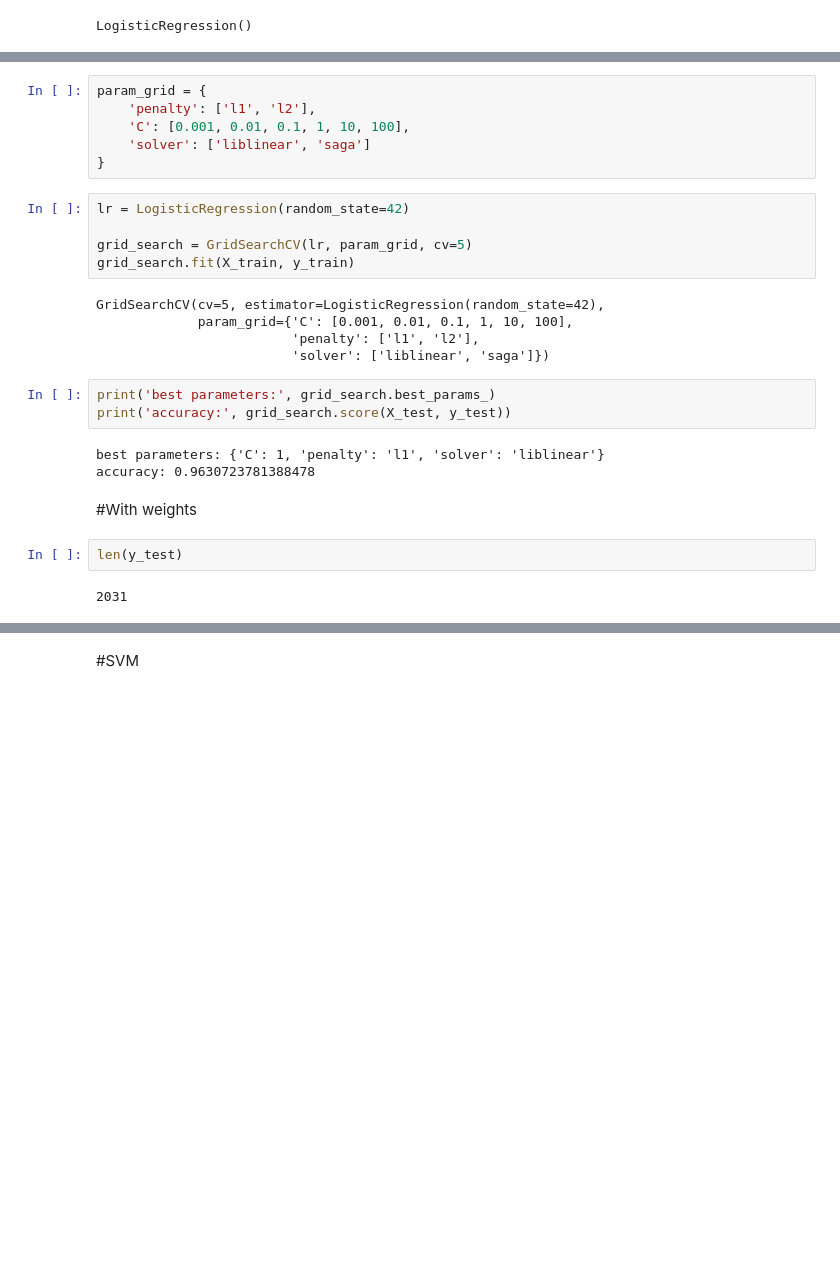
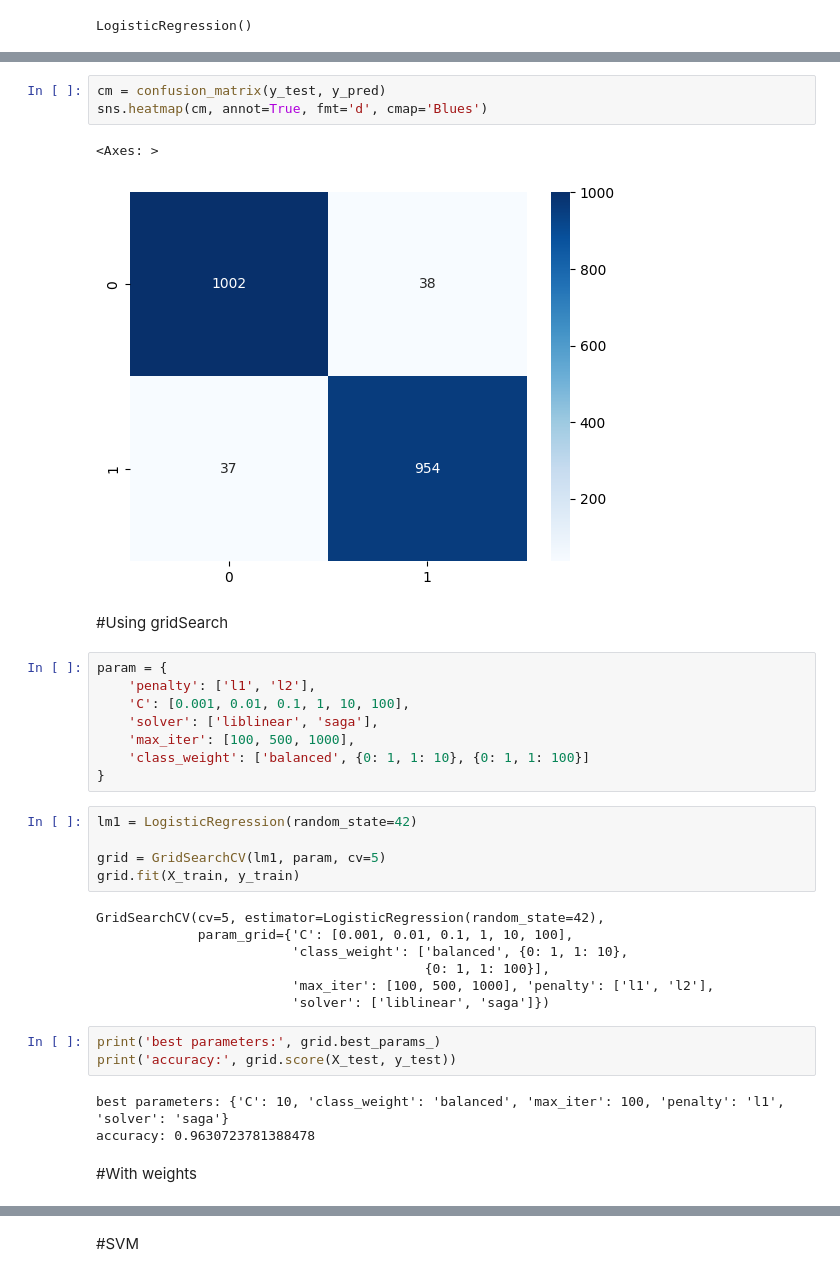
Before and after one commit to Jamessanfor/Project7, a Jupyter notebook: dsp_pro_7.ipynb, the cells around one changed output, grey strips where cells are left out. Drawn from its saved outputs; the diff is of its cells as text; blank space fills up the shorter version.

```diff
--- a/dsp_pro_7.ipynb
+++ b/dsp_pro_7.ipynb
@@ -194,29 +199,37 @@ Using gridSearch
+# %%
+cm = confusion_matrix(y_test, y_pred)
+sns.heatmap(cm, annot=True, fmt='d', cmap='Blues')
+# %% [output]
+<Axes: >
+[figure, added]
+# %% [markdown]
+#Using gridSearch
 # %%
-param_grid = {
+param = {
     'penalty': ['l1', 'l2'],
     'C': [0.001, 0.01, 0.1, 1, 10, 100],
-    'solver': ['liblinear', 'saga']
+    'solver': ['liblinear', 'saga'],
+    'max_iter': [100, 500, 1000],
+    'class_weight': ['balanced', {0: 1, 1: 10}, {0: 1, 1: 100}]
 }
 # %%
-lr = LogisticRegression(random_state=42)
+lm1 = LogisticRegression(random_state=42)
 
-grid_search = GridSearchCV(lr, param_grid, cv=5)
-grid_search.fit(X_train, y_train)
+grid = GridSearchCV(lm1, param, cv=5)
+grid.fit(X_train, y_train)
 # %% [output]
 GridSearchCV(cv=5, estimator=LogisticRegression(random_state=42),
              param_grid={'C': [0.001, 0.01, 0.1, 1, 10, 100],
-                         'penalty': ['l1', 'l2'],
+                         'class_weight': ['balanced', {0: 1, 1: 10},
+                                          {0: 1, 1: 100}],
+                         'max_iter': [100, 500, 1000], 'penalty': ['l1', 'l2'],
                          'solver': ['liblinear', 'saga']})
 # %%
-print('best parameters:', grid_search.best_params_)
-print('accuracy:', grid_search.score(X_test, y_test))
+print('best parameters:', grid.best_params_)
+print('accuracy:', grid.score(X_test, y_test))
 # %% [output]
-best parameters: {'C': 1, 'penalty': 'l1', 'solver': 'liblinear'}
+best parameters: {'C': 10, 'class_weight': 'balanced', 'max_iter': 100, 'penalty': 'l1', 'solver': 'saga'}
 accuracy: 0.9630723781388478
 # %% [markdown]
 #With weights
-# %%
-len(y_test)
-# %% [output]
-2031
 # %%
```
Also changed, not shown: parts of 33 cells of this notebook.
